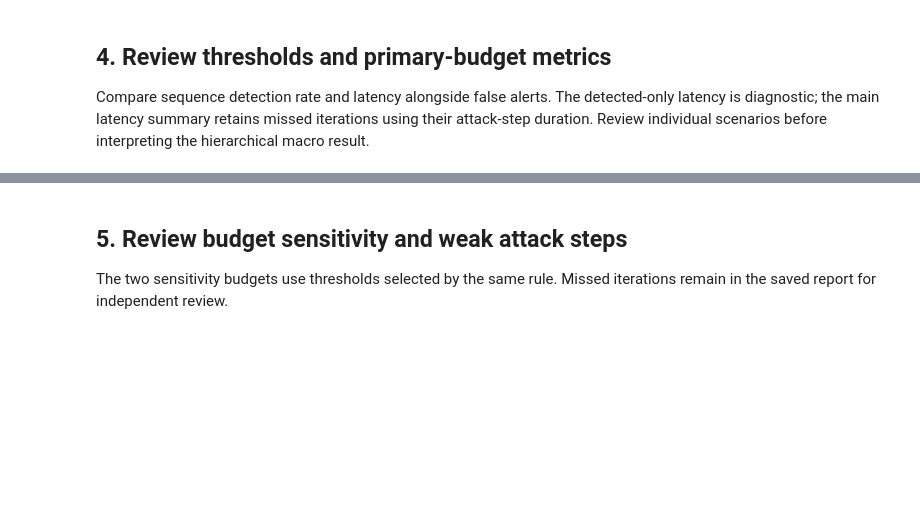
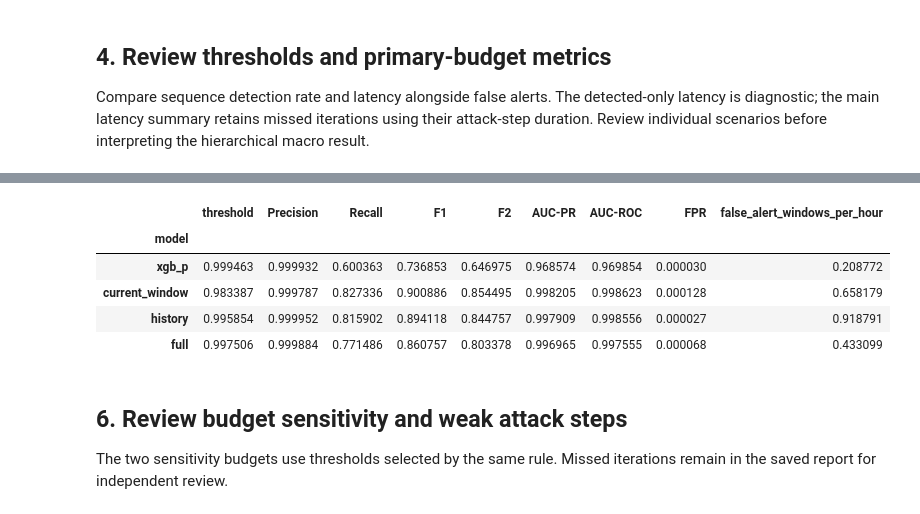
Before and after one commit to tatipar/temporalgnn-nids, a Jupyter notebook: code/python/notebook/capture_oof_operational_evaluation.ipynb, the cells around one changed output, grey strips where cells are left out. Drawn from its saved outputs; the diff is of its cells as text; code cells hidden in the pictures; blank space fills up the shorter version.

```diff
--- a/code/python/notebook/capture_oof_operational_evaluation.ipynb
+++ b/code/python/notebook/capture_oof_operational_evaluation.ipynb
@@ -153,5 +562,42 @@ display(pd.DataFrame(scenario_rows).set_index(["model", "scenario"])[[
+# %%
+cic_style_primary_table = (
+    classical_macro_table[
+        classical_macro_table["budget"]
+        == PRIMARY_BUDGET
+    ][[
+        "model",
+        "threshold",
+        "packet_precision",
+        "packet_recall",
+        "packet_f1",
+        "packet_f2",
+        "packet_average_precision",
+        "packet_roc_auc",
+        "packet_false_positive_rate",
+        "false_alert_windows_per_hour",
+    ]]
+    .rename(columns={
+        "packet_precision": "Precision",
+        "packet_recall": "Recall",
+        "packet_f1": "F1",
+        "packet_f2": "F2",
+        "packet_average_precision": "AUC-PR",
+        "packet_roc_auc": "AUC-ROC",
+        "packet_false_positive_rate": "FPR",
+    })
+    .set_index("model")
+)
+
+display(cic_style_primary_table)
+# %% [output]
+|  | threshold | Precision | Recall | F1 | F2 | AUC-PR | AUC-ROC | FPR | false_alert_windows_per_hour |
+| model |  |  |  |  |  |  |  |  |  |
+| xgb_p | 0.999463 | 0.999932 | 0.600363 | 0.736853 | 0.646975 | 0.968574 | 0.969854 | 0.000030 | 0.208772 |
+| current_window | 0.983387 | 0.999787 | 0.827336 | 0.900886 | 0.854495 | 0.998205 | 0.998623 | 0.000128 | 0.658179 |
+| history | 0.995854 | 0.999952 | 0.815902 | 0.894118 | 0.844757 | 0.997909 | 0.998556 | 0.000027 | 0.918791 |
+| full | 0.997506 | 0.999884 | 0.771486 | 0.860757 | 0.803378 | 0.996965 | 0.997555 | 0.000068 | 0.433099 |
 # %% [markdown]
-## 5. Review budget sensitivity and weak attack steps
+## 6. Review budget sensitivity and weak attack steps
 
 The two sensitivity budgets use thresholds selected by the same rule. Missed iterations remain in the saved report for independent review.
 # %%
```
Also changed, not shown: parts of 5 cells of this notebook.
